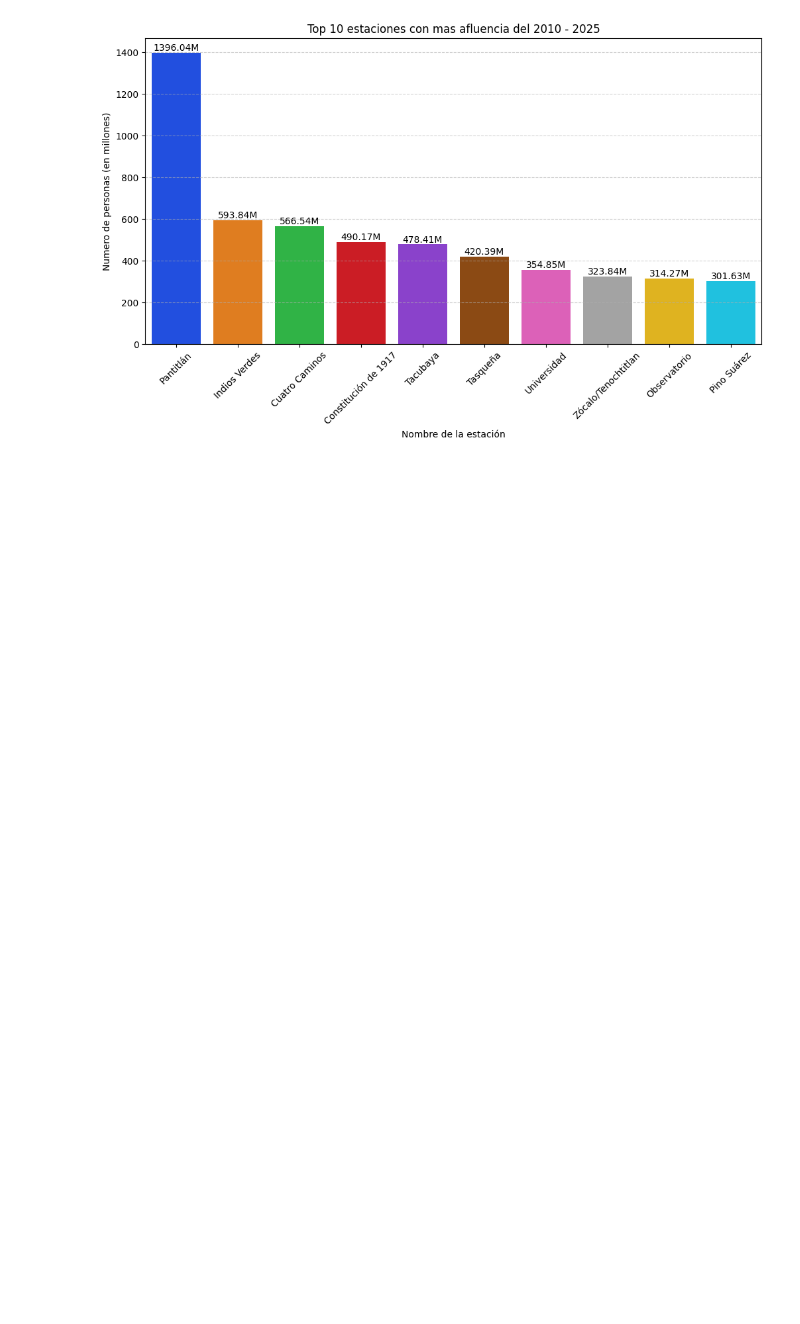
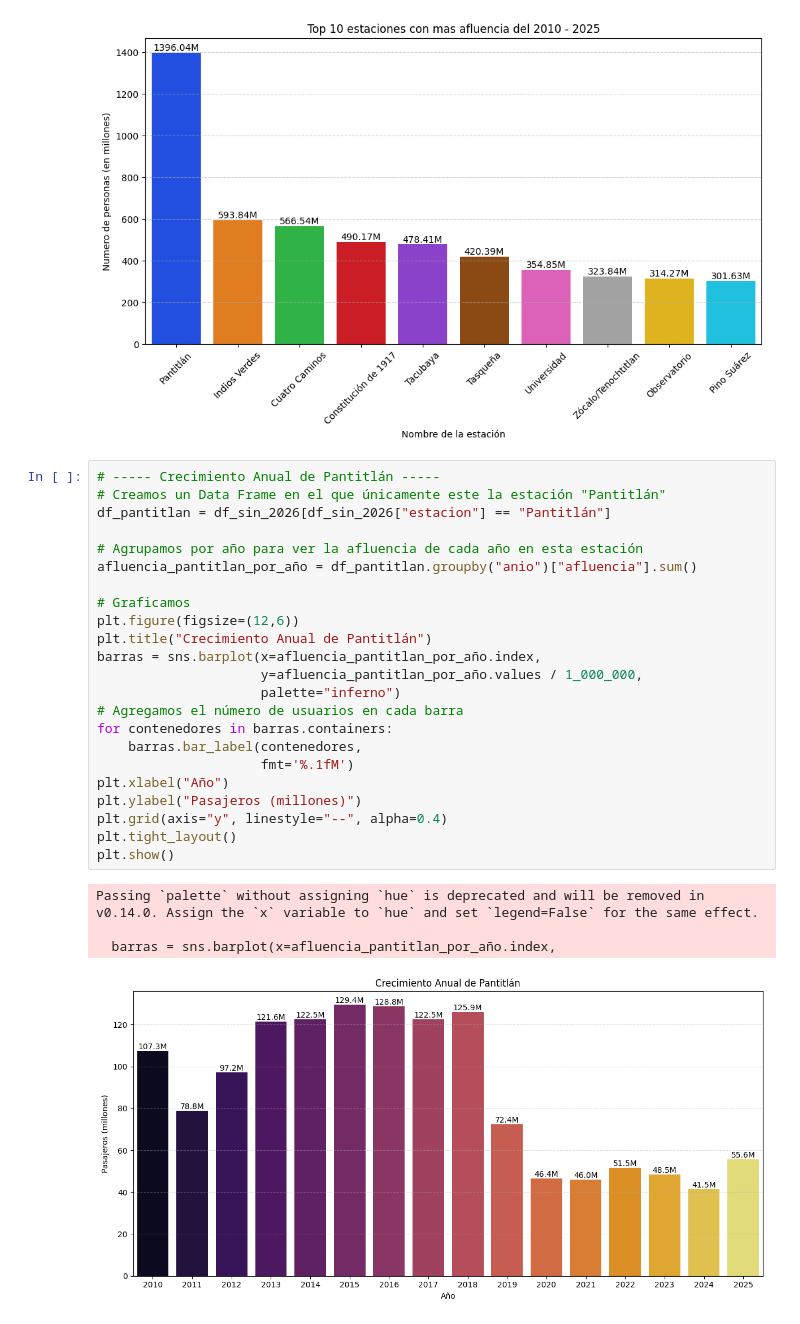
Before and after one commit to K4lilinuxX/Data-Analyst, a Jupyter notebook: Metro-CDMX/afluencia_metro_cdmx.ipynb, the cells around one changed output. Drawn from its saved outputs; the diff is of its cells as text; blank space fills up the shorter version.

Commit message:
grafiqué el crecimiento anual de Pantitlán y detecté una anomalía en el año 2019, al igual que grafiqué las top10 estaciones con menos afluencia

```diff
--- a/Metro-CDMX/afluencia_metro_cdmx.ipynb
+++ b/Metro-CDMX/afluencia_metro_cdmx.ipynb
@@ -530,3 +530,31 @@ Passing `palette` without assigning `hue` is deprecated and will be removed in v
 
   barras = sns.barplot(x=top10_estaciones_mas_afluencia.index,
 [figure]
+# %%
+# ----- Crecimiento Anual de Pantitlán -----
+# Creamos un Data Frame en el que únicamente este la estación "Pantitlán"
+df_pantitlan = df_sin_2026[df_sin_2026["estacion"] == "Pantitlán"]
+
+# Agrupamos por año para ver la afluencia de cada año en esta estación
+afluencia_pantitlan_por_año = df_pantitlan.groupby("anio")["afluencia"].sum()
+
+# Graficamos
+plt.figure(figsize=(12,6))
+plt.title("Crecimiento Anual de Pantitlán")
+barras = sns.barplot(x=afluencia_pantitlan_por_año.index,
+                     y=afluencia_pantitlan_por_año.values / 1_000_000,
+                     palette="inferno")
+# Agregamos el número de usuarios en cada barra
+for contenedores in barras.containers:
+    barras.bar_label(contenedores,
+                     fmt='%.1fM')
+plt.xlabel("Año")
+plt.ylabel("Pasajeros (millones)")
+plt.grid(axis="y", linestyle="--", alpha=0.4)
+plt.tight_layout()
+plt.show()
+# %% [output]
+Passing `palette` without assigning `hue` is deprecated and will be removed in v0.14.0. Assign the `x` variable to `hue` and set `legend=False` for the same effect.
+
+  barras = sns.barplot(x=afluencia_pantitlan_por_año.index,
+[figure, added]
```
Also changed, not shown: parts of 3 cells of this notebook.
